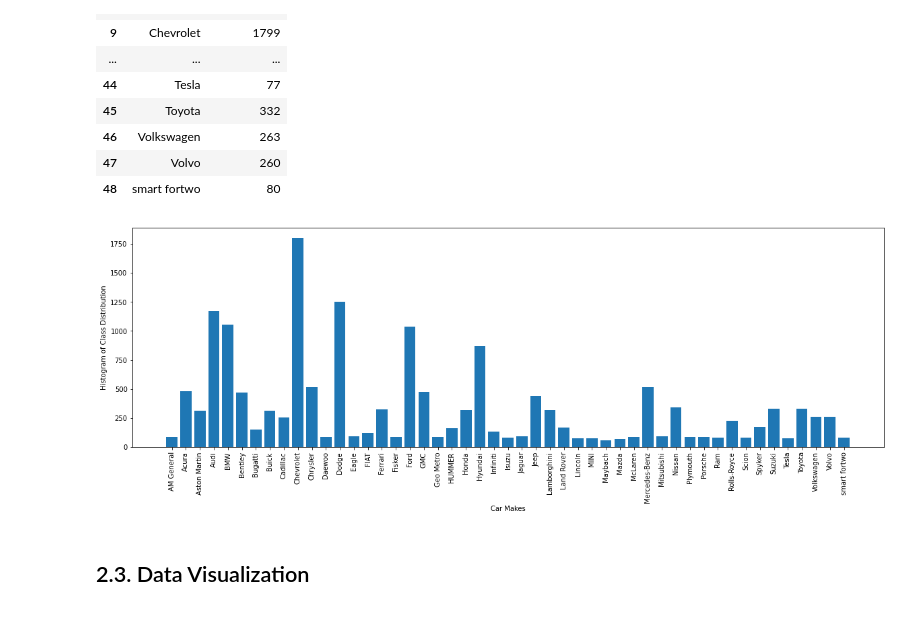
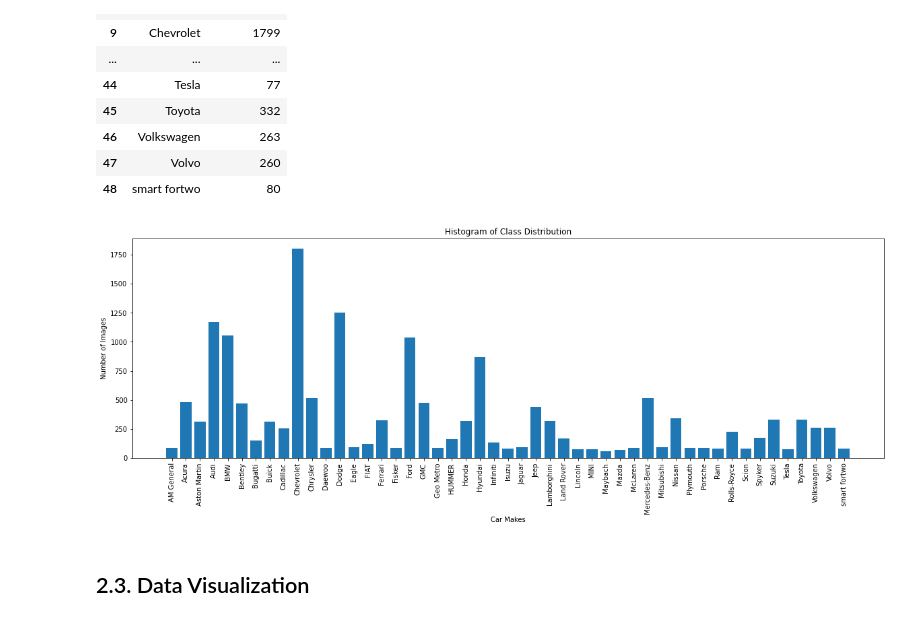
Before and after one commit to brandonlowon/Image-Classification-Project, a Jupyter notebook: Final/enel645_final_project_team_14.ipynb, the cells around one changed output. Saved outputs shown, nothing was run; the diff lists cells and outputs as text; code cells hidden in the pictures.

Commit message:
Edited error in axis title

```diff
--- a/Final/enel645_final_project_team_14.ipynb
+++ b/Final/enel645_final_project_team_14.ipynb
@@ -119,14 +119,14 @@ class_df
 # %%
 fig = plt.figure()
 fig.set_size_inches(20,6)
 plt.bar(class_df['Make'],class_df['Num Images'])
 plt.xticks(rotation=90)
 plt.xlabel("Car Makes")
 plt.ylabel("Number of Images")
-plt.ylabel("Histogram of Class Distribution")
+plt.title("Histogram of Class Distribution")
 plt.show()
 # %% [output]
-[figure, old version]
+[figure, new version]
 # %% [markdown]
 ## 2.3. Data Visualization
 # %%
```
Also changed, not shown: parts of 1 cell of this notebook.
